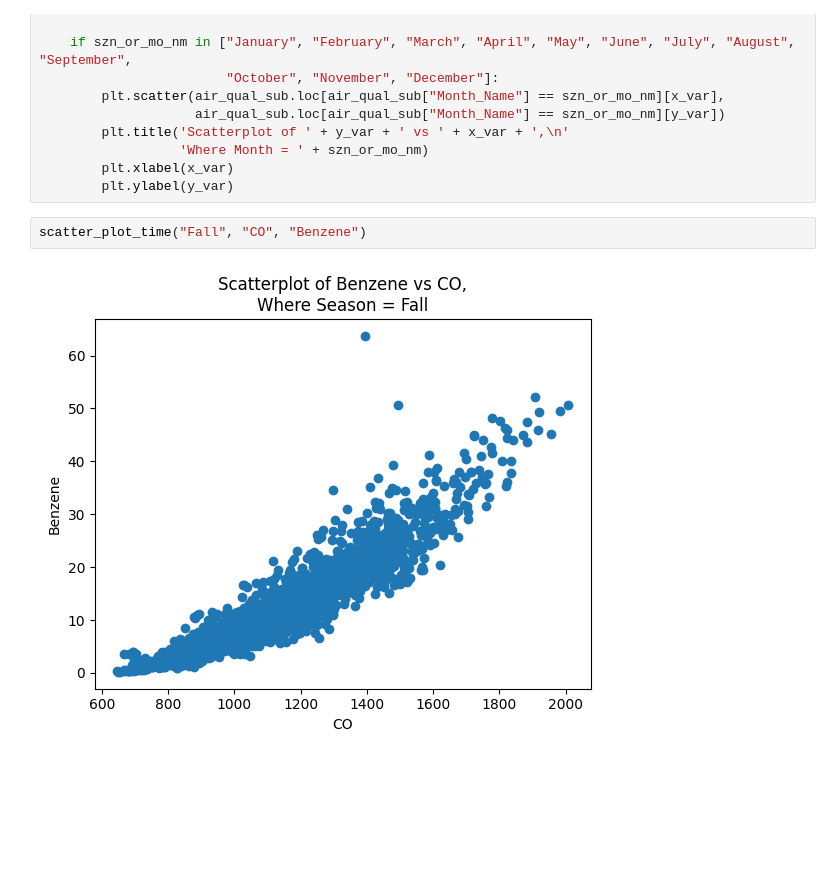
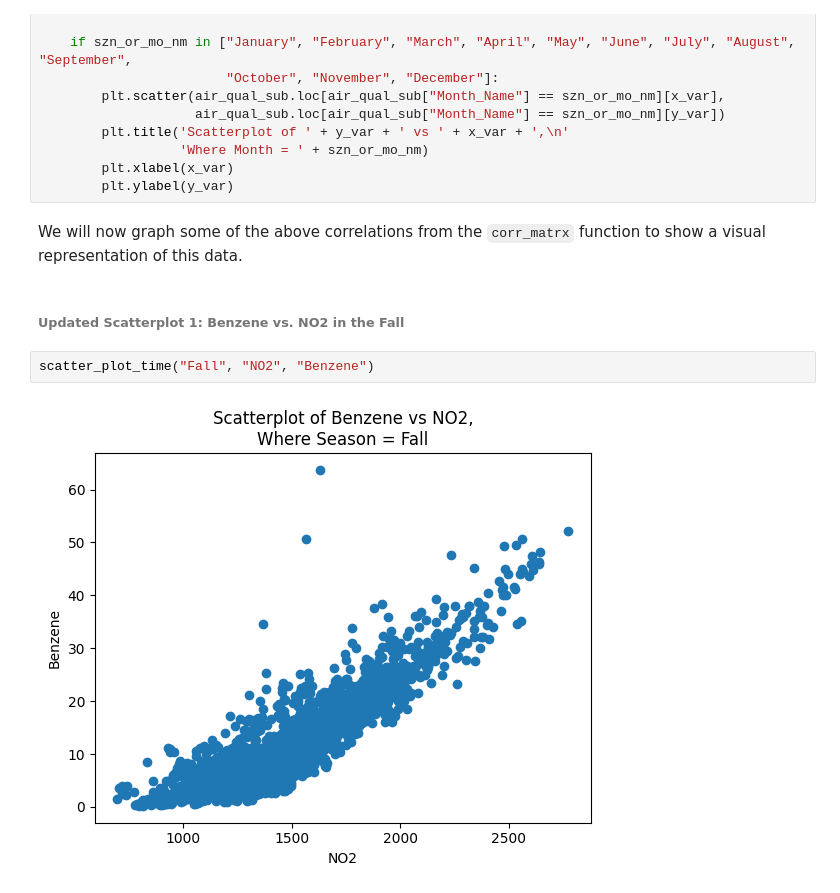
Before and after one commit to plindma/ST-554-Project1, a Jupyter notebook: Task2/ST554Project1Task2_Loring.ipynb, the cells around one changed output. Drawn from its saved outputs; the diff is of its cells as text; blank space fills up the shorter version.

```diff
--- a/Task2/ST554Project1Task2_Loring.ipynb
+++ b/Task2/ST554Project1Task2_Loring.ipynb
@@ -554,7 +614,11 @@ def scatter_plot_time(szn_or_mo_nm: str, x_var: str, y_var: str):
                   'Where Month = ' + szn_or_mo_nm)
         plt.xlabel(x_var)
         plt.ylabel(y_var)
+# %% [markdown]
+We will now graph some of the above correlations from the `corr_matrx` function to show a visual representation of this data.
+# %% [markdown]
+###### **Updated Scatterplot 1: Benzene vs. NO2 in the Fall**
 # %%
-scatter_plot_time("Fall", "CO", "Benzene")
+scatter_plot_time("Fall", "NO2", "Benzene")
 # %% [output]
-[figure, old version]
+[figure, new version]
```
Also changed, not shown: parts of 25 cells of this notebook.
